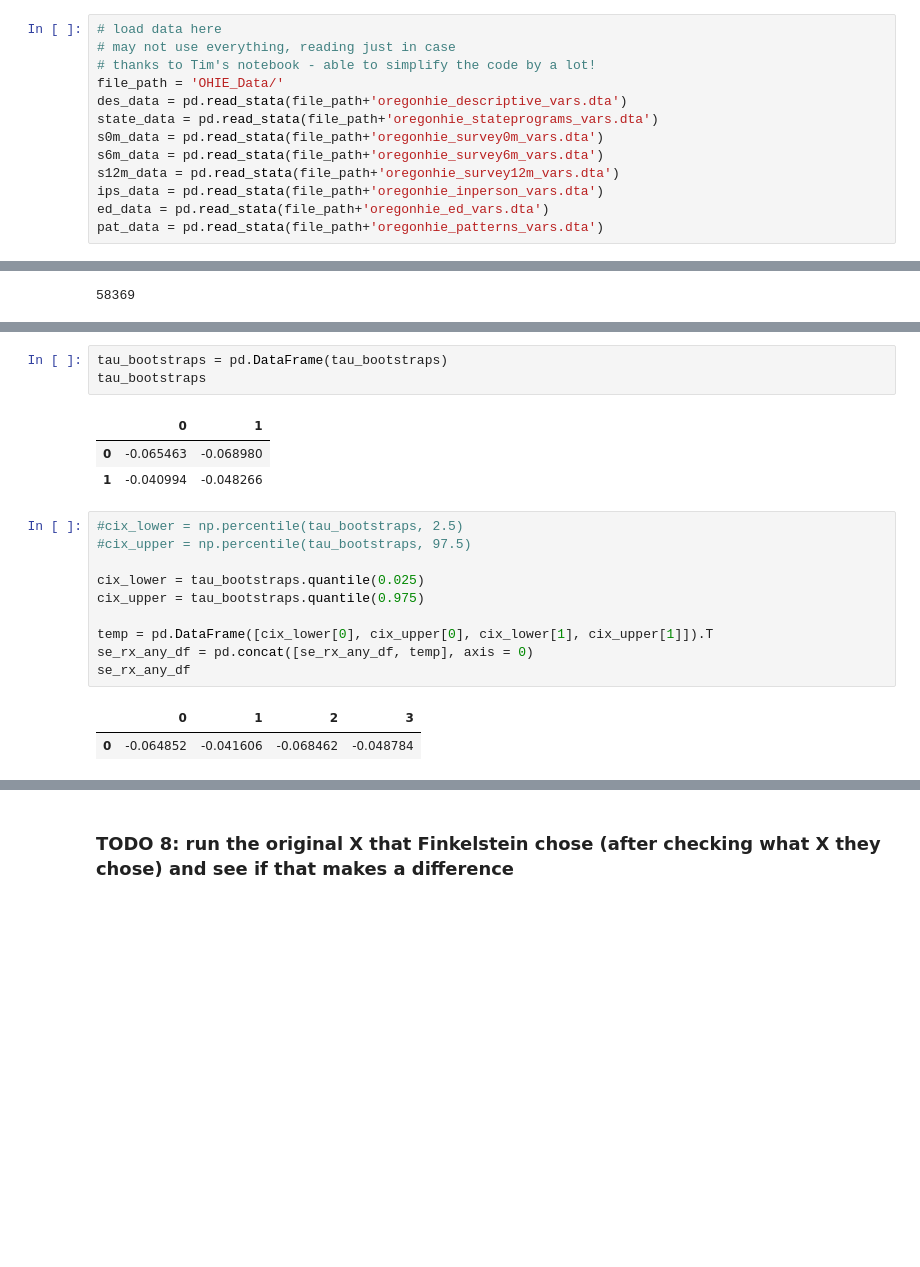
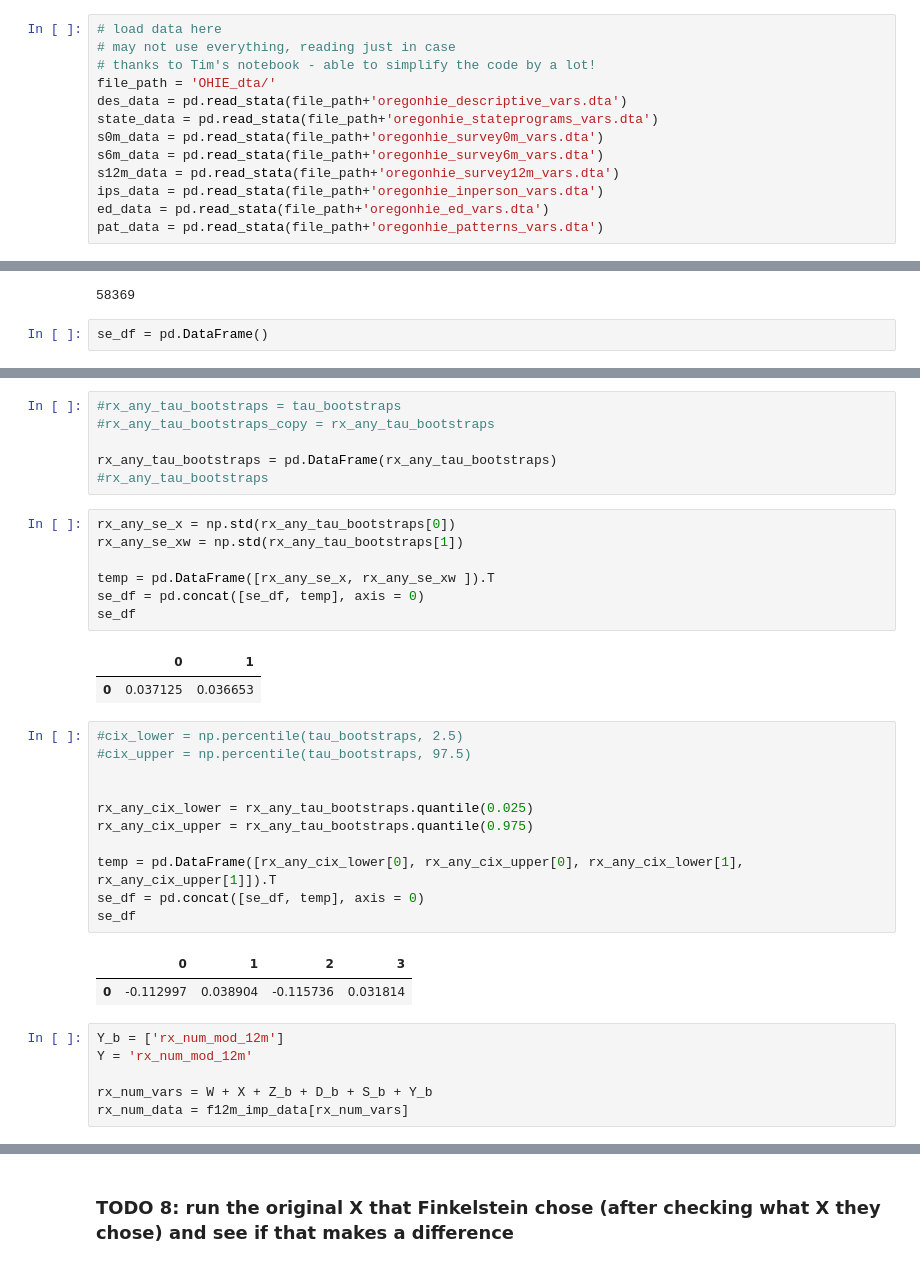
Before and after one commit to Yasmineouattara/ML_for_Econ_Final_Project, a Jupyter notebook: Data12m_NA_experiment_Donna.ipynb, the cells around one changed output, grey strips where cells are left out. Drawn from its saved outputs; the diff is of its cells as text; blank space fills up the shorter version.

```diff
--- a/Data12m_NA_experiment_Donna.ipynb
+++ b/Data12m_NA_experiment_Donna.ipynb
@@ -13,7 +13,7 @@ pd.set_option('display.max_columns', None)
 # load data here
 # may not use everything, reading just in case
 # thanks to Tim's notebook - able to simplify the code by a lot!
-file_path = 'OHIE_Data/'
+file_path = 'OHIE_dta/'
 des_data = pd.read_stata(file_path+'oregonhie_descriptive_vars.dta')
 state_data = pd.read_stata(file_path+'oregonhie_stateprograms_vars.dta')
 s0m_data = pd.read_stata(file_path+'oregonhie_survey0m_vars.dta')
@@ -1893,4 +1832,6 @@ Y = 'rx_any_12m'
 rx_any_data.shape[0]
 # %% [output]
 58369
+# %%
+se_df = pd.DataFrame()
 # %%
@@ -1912,20 +1848,36 @@ rx_any_tau_bootstraps = tau_bootstraps
 # %%
-tau_bootstraps = pd.DataFrame(tau_bootstraps)
-tau_bootstraps
+#rx_any_tau_bootstraps = tau_bootstraps
+#rx_any_tau_bootstraps_copy = rx_any_tau_bootstraps
+
+rx_any_tau_bootstraps = pd.DataFrame(rx_any_tau_bootstraps)
+#rx_any_tau_bootstraps
-# %% [output]
-|  | 0 | 1 |
-| 0 | -0.065463 | -0.068980 |
-| 1 | -0.040994 | -0.048266 |
+# %%
+rx_any_se_x = np.std(rx_any_tau_bootstraps[0])
+rx_any_se_xw = np.std(rx_any_tau_bootstraps[1])
+
+temp = pd.DataFrame([rx_any_se_x, rx_any_se_xw ]).T
+se_df = pd.concat([se_df, temp], axis = 0)
+se_df
+# %% [output]
+|  | 0 | 1 |
+| 0 | 0.037125 | 0.036653 |
 # %%
 #cix_lower = np.percentile(tau_bootstraps, 2.5)
 #cix_upper = np.percentile(tau_bootstraps, 97.5)
 
-cix_lower = tau_bootstraps.quantile(0.025)
-cix_upper = tau_bootstraps.quantile(0.975)
 
-temp = pd.DataFrame([cix_lower[0], cix_upper[0], cix_lower[1], cix_upper[1]]).T
-se_rx_any_df = pd.concat([se_rx_any_df, temp], axis = 0)
-se_rx_any_df
+rx_any_cix_lower = rx_any_tau_bootstraps.quantile(0.025)
+rx_any_cix_upper = rx_any_tau_bootstraps.quantile(0.975)
+
+temp = pd.DataFrame([rx_any_cix_lower[0], rx_any_cix_upper[0], rx_any_cix_lower[1], rx_any_cix_upper[1]]).T
+se_df = pd.concat([se_df, temp], axis = 0)
+se_df
 # %% [output]
 |  | 0 | 1 | 2 | 3 |
-| 0 | -0.064852 | -0.041606 | -0.068462 | -0.048784 |
+| 0 | -0.112997 | 0.038904 | -0.115736 | 0.031814 |
+# %%
+Y_b = ['rx_num_mod_12m']
+Y = 'rx_num_mod_12m'
+
+rx_num_vars = W + X + Z_b + D_b + S_b + Y_b
+rx_num_data = f12m_imp_data[rx_num_vars]
```
Also changed, not shown: parts of 61 cells of this notebook.
